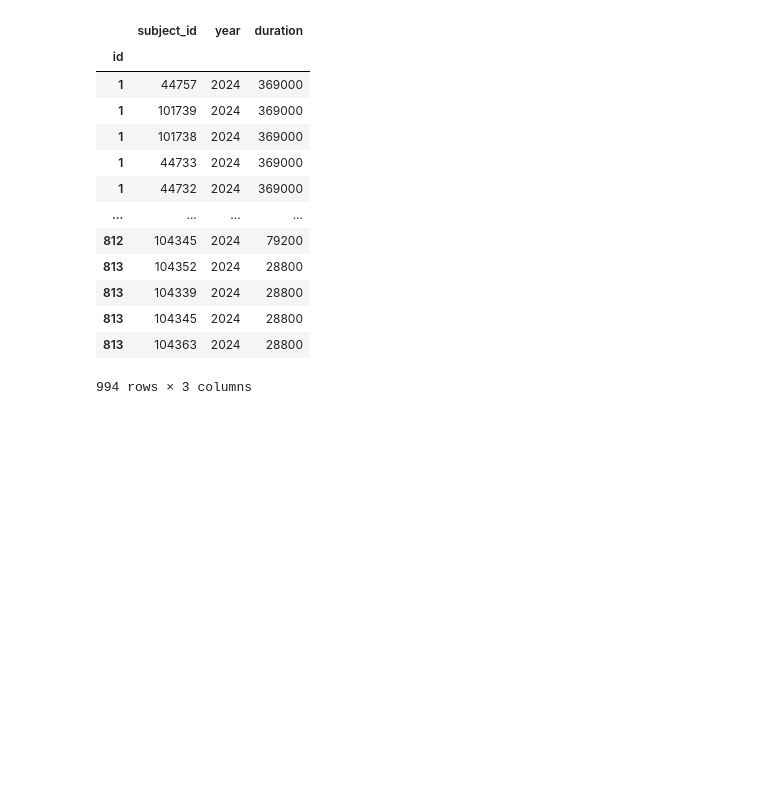
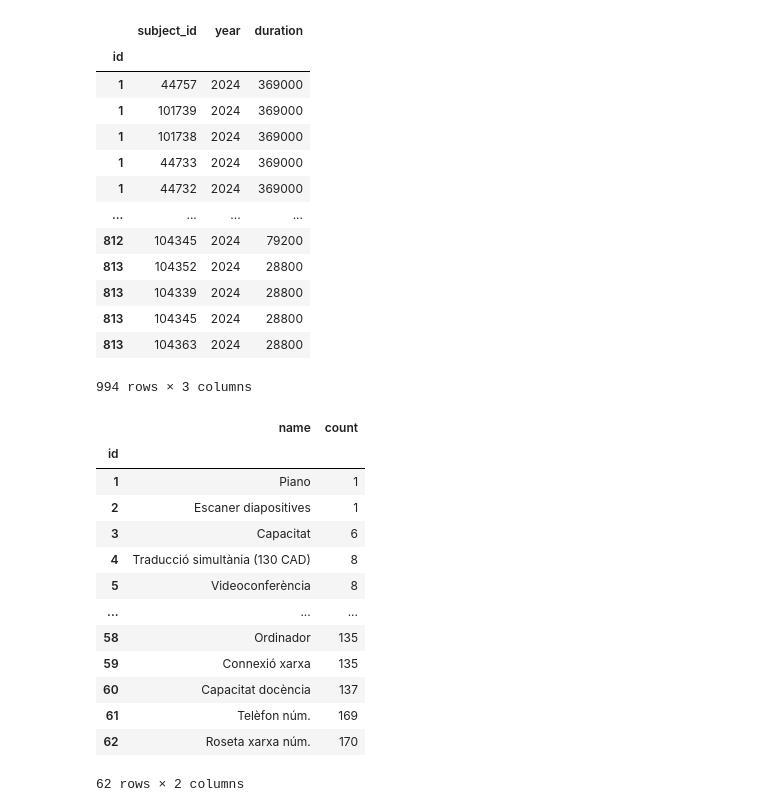
Before and after one commit to xavi-burgos99/optimitzuab, a Jupyter notebook: notebooks/refactor.ipynb, the cells around one changed output. Drawn from its saved outputs; the diff is of its cells as text; code cells hidden in the pictures; blank space fills up the shorter version.

Commit message:
Data CSV end

```diff
--- a/notebooks/refactor.ipynb
+++ b/notebooks/refactor.ipynb
@@ -28,3 +29,7 @@ calendar_group.head()
 | 2 | 2024-0-115-104554-54-1 | 2025-07-03 | 1700 | 1900 | 2024 | 104554 | ... |
 | 3 | 2024-0-115-102764-54-472 | 2025-06-27 | 1700 | 1900 | 2024 | 102764 | ... |
 | 4 | 2024-0-115-102708-54-311 | 2025-06-27 | 930 | 1030 | 2024 | 102708 | ... |
+# %%
+# Read the caracteristicas recursos csv
+caracteristicas_recursos = pd.read_csv('../databases/cleaned-data/caracteristicas_recursos_count.csv')
+caracteristicas_recursos.head()
@@ -261,3 +291,33 @@ subject_groups
 | 813 | 104345 | 2024 | 28800 |
 | 813 | 104363 | 2024 | 28800 |
 994 rows × 3 columns
+# %%
+# Create a new "feature" csv file with the columns "id", "name" and "count"
+features = pd.DataFrame(columns=['id', 'name', 'count'])
+
+# Add the values "id" and "name" to the columns
+features['name'] = caracteristicas_recursos['DS_CARACTERISTICA']
+features['count'] = caracteristicas_recursos['Count']
+
+# Add "id" to the columns (autoincremental)
+features['id'] = range(1, len(features) + 1)
+
+# Change the index to the column "id"
+features = features.set_index('id')
+
+features
+# %% [output]
+|  | name | count |
+| id |  |  |
+| 1 | Piano | 1 |
+| 2 | Escaner diapositives | 1 |
+| 3 | Capacitat | 6 |
+| 4 | Traducció simultània (130 CAD) | 8 |
+| 5 | Videoconferència | 8 |
+| ... | ... | ... |
+| 58 | Ordinador | 135 |
+| 59 | Connexió xarxa | 135 |
+| 60 | Capacitat docència | 137 |
+| 61 | Telèfon núm. | 169 |
+| 62 | Roseta xarxa núm. | 170 |
+62 rows × 2 columns
```
Also changed, not shown: parts of 8 cells of this notebook, 6 other files.
